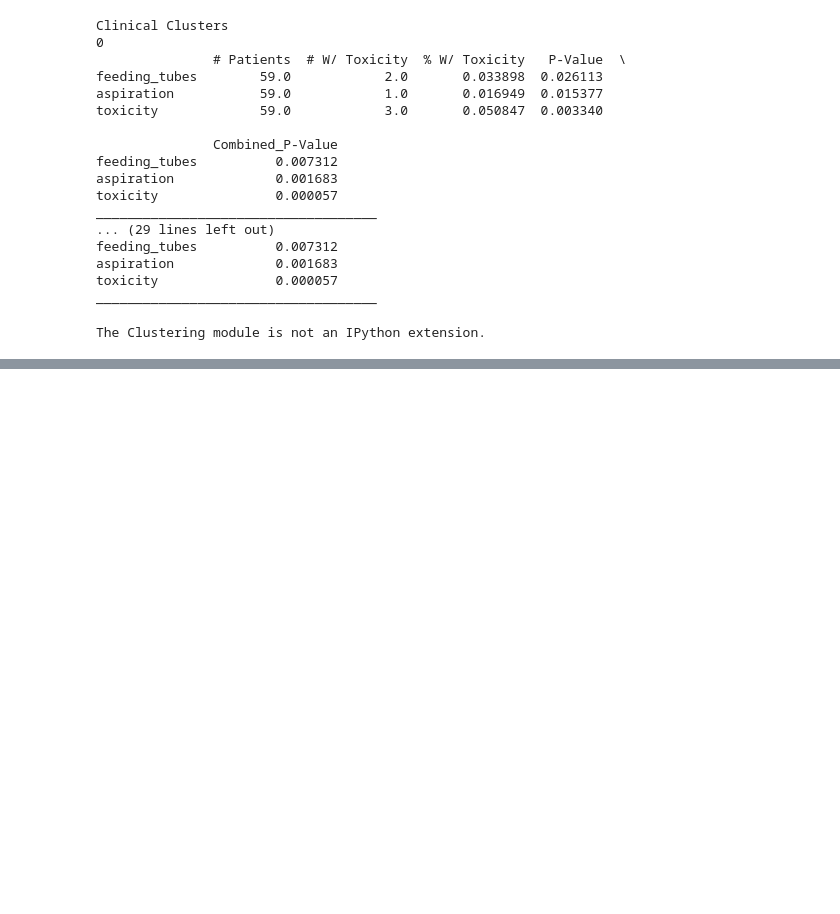
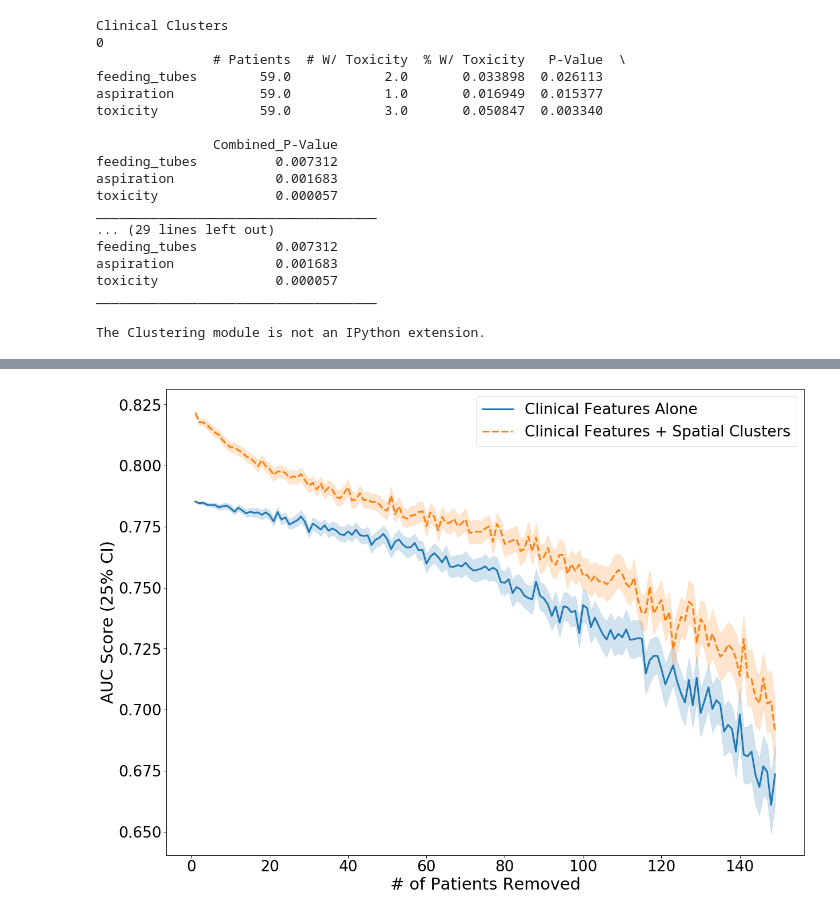
Before and after one commit to uic-evl/CAMP-RT, a Jupyter notebook: PYTHON/GreenJournalAnalysis.ipynb, the cells around one changed output, grey strips where cells are left out. Drawn from its saved outputs; the diff is of its cells as text; code cells hidden in the pictures; blank space fills up the shorter version.

```diff
--- a/PYTHON/GreenJournalAnalysis.ipynb
+++ b/PYTHON/GreenJournalAnalysis.ipynb
@@ -481,0 +447,16 @@ plot_report([sensitivity_no_clusters, sensitivity_clusters], ['no_clusters', 'cl
+# %%
+def get_analysis(filename, clusterer):
+    try:
+        sensitivity = pd.read_csv(filename)
+    except:
+        print('error reading ' + filename)
+        sensitivity = auc_subset_scores(clusterer)
+        try:
+            sensitivity.to_csv(filename, index = False)
+            print('saved to ' + filename)
+        except:
+            print('could not save file for some reason')
+    print(sensitivity.describe())
+    return sensitivity
+cluster_file = 'data/sensitivity_analysis_clusters.csv'
+sensitivity_clusters = get_analysis(cluster_file, default_clusterer())
@@ -481,0 +481,3 @@ plot_report([sensitivity_no_clusters, sensitivity_clusters], ['no_clusters', 'cl
+# %%
+nocluster_file = 'data/sensitivity_analysis_noclusters.csv'
+sensitivity_no_clusters = get_analysis(nocluster_file, None)
@@ -482 +502,35 @@ plot_report([sensitivity_no_clusters, sensitivity_clusters], ['no_clusters', 'cl
+# %%
+def format_data(report,  max_x = None, min_x = 0):
+    report_cols = ['number_removed', 'auc']
+    n_steps = np.min([report.shape[1], max_x]) - min_x
+    report_data = np.zeros((report.shape[0]*n_steps, 2))
+    pos = 0
+    for x, r in enumerate(report.T.itertuples()):
+        if x < min_x:
+            continue
+        if max_x is not None and x >= max_x:
+            break
+        n_patients = r[0]
+        for t in r[1:]:
+            report_data[pos,:] = [n_patients, t]
+            pos += 1
+    data = pd.DataFrame(report_data, columns = report_cols)
+    return data
+
+def plot_report(report_list, names, max_x = None):
+    reports = [format_data(report, max_x) for report in report_list]
+    final_report = []
+    for report, name in zip(reports, names):
+        report['group'] = np.full((report.shape[0],), name)
+        final_report.append(report)
+    data = pd.concat(final_report, ignore_index = True)
+    layout_figure(linewidth = 3, width = 20, height = 15, fontsize = 3)
+    fig = sns.lineplot(x='number_removed',y='auc', hue='group',style = 'group', data=data)
+    plt.legend(labels = ['Clinical Features Alone', 'Clinical Features + Spatial Clusters'])
+    plt.xlabel('# of Patients Removed')
+    plt.ylabel('AUC Score (25% CI)')
+
+plot_report([sensitivity_no_clusters, sensitivity_clusters], ['no_clusters', 'clusters'], len(test_range))
+# %% [output]
+[figure, added]
 # %%
```
Also changed, not shown: parts of 21 cells of this notebook, 4 other files.
